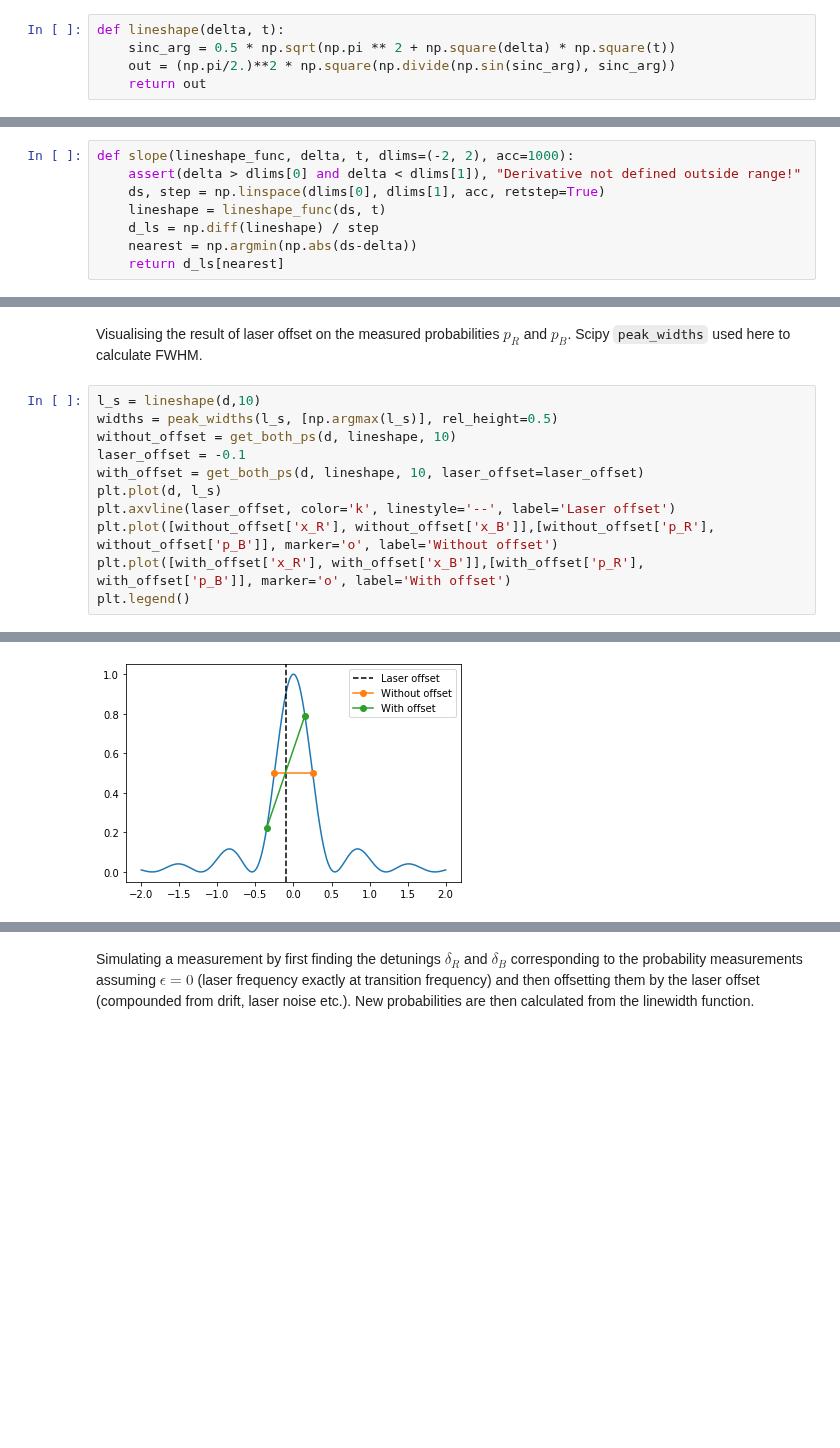
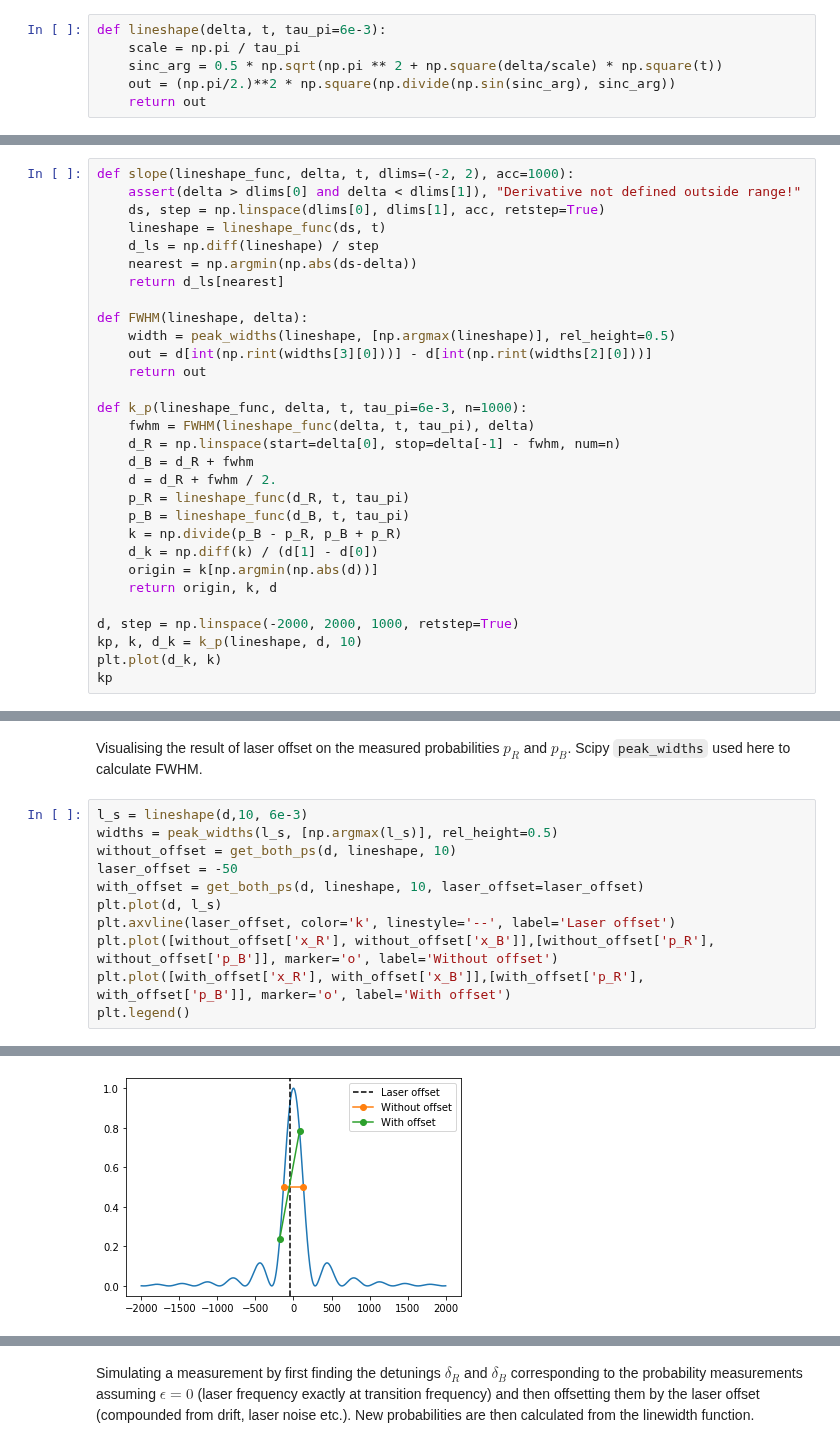
Before and after one commit to speug/srservosim, a Jupyter notebook: notebooks/servosimtests.ipynb, the cells around one changed output, grey strips where cells are left out. Saved outputs shown, nothing was run; the diff lists cells and outputs as text; blank space fills up the shorter version.

```diff
--- a/notebooks/servosimtests.ipynb
+++ b/notebooks/servosimtests.ipynb
@@ -18,8 +18,9 @@ Lineshape function used is the ideal Rabi flopping when driven with pi pulses:
 \rho_{ee}(t) = \left( \frac{\pi}{2} \right)^2 \textrm{sinc}^2 \left( \frac{\sqrt{\pi^2 + \delta^2 t^2}}{2} \right)
 \end{align}
 # %%
-def lineshape(delta, t):
-    sinc_arg = 0.5 * np.sqrt(np.pi ** 2 + np.square(delta) * np.square(t))
+def lineshape(delta, t, tau_pi=6e-3):
+    scale = np.pi / tau_pi
+    sinc_arg = 0.5 * np.sqrt(np.pi ** 2 + np.square(delta/scale) * np.square(t))
     out = (np.pi/2.)**2 * np.square(np.divide(np.sin(sinc_arg), sinc_arg))
     return out
 # %%
@@ -38,3 +49,25 @@ def slope(lineshape_func, delta, t, dlims=(-2, 2), acc=1000):
     d_ls = np.diff(lineshape) / step
     nearest = np.argmin(np.abs(ds-delta))
     return d_ls[nearest]
+
+def FWHM(lineshape, delta):
+    width = peak_widths(lineshape, [np.argmax(lineshape)], rel_height=0.5)
+    out = d[int(np.rint(widths[3][0]))] - d[int(np.rint(widths[2][0]))]
+    return out
+
+def k_p(lineshape_func, delta, t, tau_pi=6e-3, n=1000):
+    fwhm = FWHM(lineshape_func(delta, t, tau_pi), delta)
+    d_R = np.linspace(start=delta[0], stop=delta[-1] - fwhm, num=n)
+    d_B = d_R + fwhm
+    d = d_R + fwhm / 2.
+    p_R = lineshape_func(d_R, t, tau_pi)
+    p_B = lineshape_func(d_B, t, tau_pi)
+    k = np.divide(p_B - p_R, p_B + p_R)
+    d_k = np.diff(k) / (d[1] - d[0])
+    origin = k[np.argmin(np.abs(d))]
+    return origin, k, d
+
+d, step = np.linspace(-2000, 2000, 1000, retstep=True)
+kp, k, d_k = k_p(lineshape, d, 10)
+plt.plot(d_k, k)
+kp
@@ -41,16 +80,16 @@ def slope(lineshape_func, delta, t, dlims=(-2, 2), acc=1000):
 # %% [markdown]
 Visualising the result of laser offset on the measured probabilities $p_R$ and $p_B$. Scipy ``peak_widths`` used here to calculate FWHM.
 # %%
-l_s = lineshape(d,10)
+l_s = lineshape(d,10, 6e-3)
 widths = peak_widths(l_s, [np.argmax(l_s)], rel_height=0.5)
 without_offset = get_both_ps(d, lineshape, 10)
-laser_offset = -0.1
+laser_offset = -50
 with_offset = get_both_ps(d, lineshape, 10, laser_offset=laser_offset)
 plt.plot(d, l_s)
 plt.axvline(laser_offset, color='k', linestyle='--', label='Laser offset')
 plt.plot([without_offset['x_R'], without_offset['x_B']],[without_offset['p_R'], without_offset['p_B']], marker='o', label='Without offset')
 plt.plot([with_offset['x_R'], with_offset['x_B']],[with_offset['p_R'], with_offset['p_B']], marker='o', label='With offset')
 plt.legend()
 # %% [output]
 <matplotlib.legend.Legend at 0x...>
-[figure, old version]
+[figure, new version]
```
Also changed, not shown: parts of 10 cells of this notebook.
